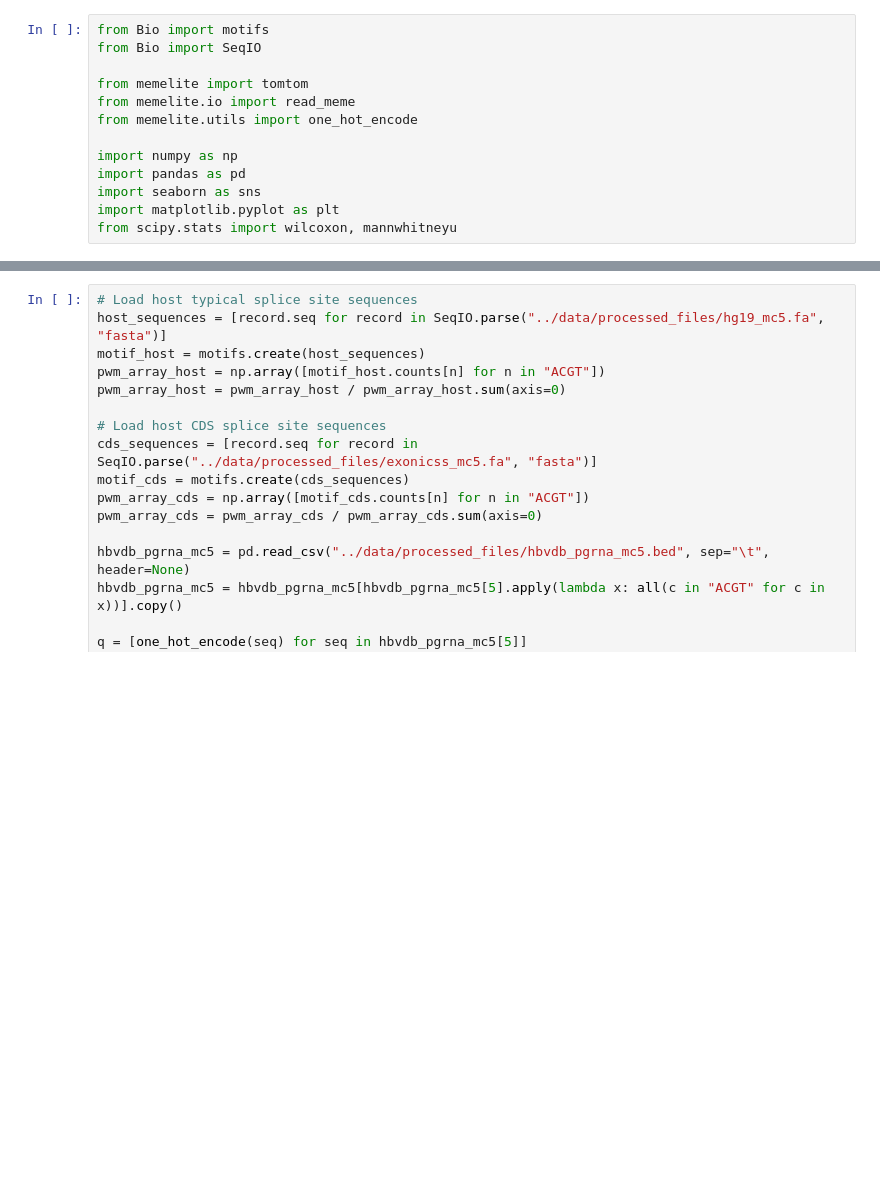
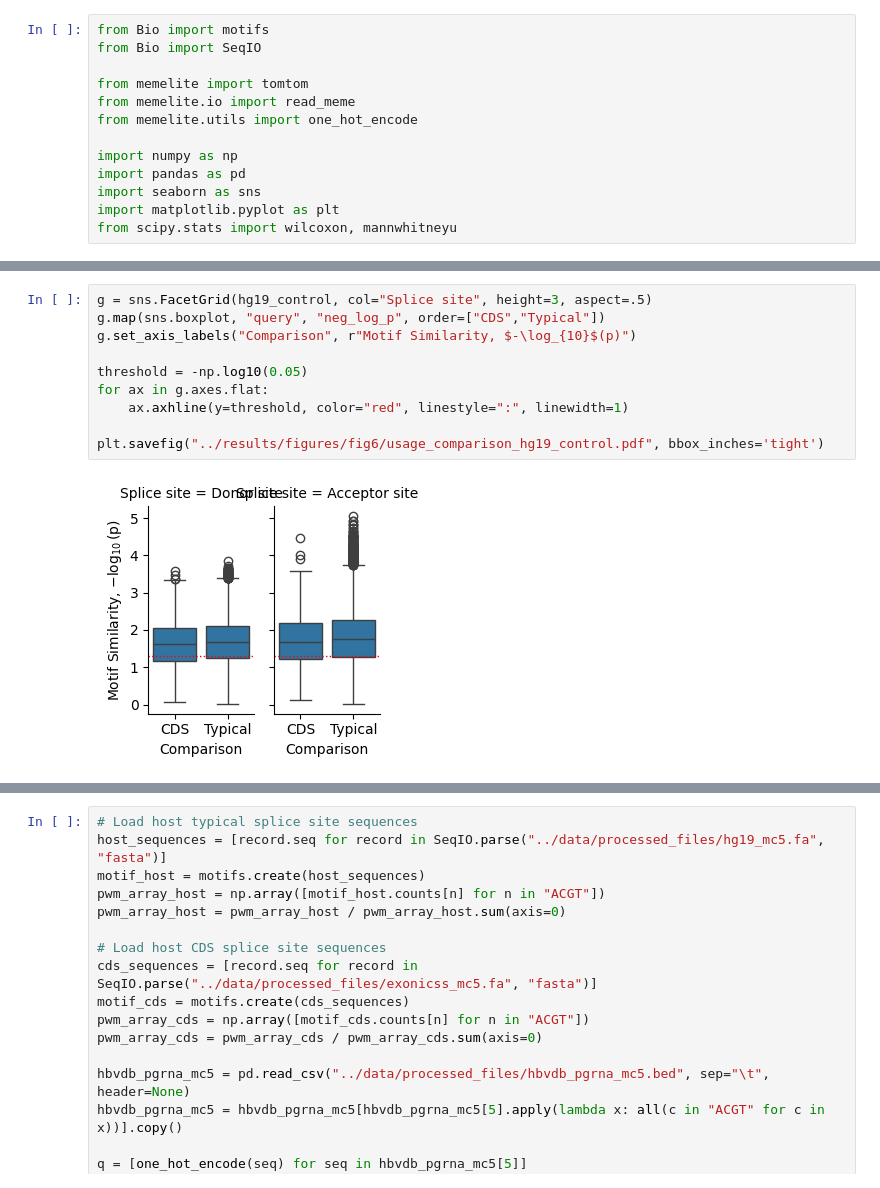
Before and after one commit to lcscs12345/HBV_splicing_paper_2025, a Jupyter notebook: jupyter_notebooks/05-sequence_logo.ipynb, the cells around one changed output, grey strips where cells are left out. Drawn from its saved outputs; the diff is of its cells as text; blank space fills up the shorter version.

```diff
--- a/jupyter_notebooks/05-sequence_logo.ipynb
+++ b/jupyter_notebooks/05-sequence_logo.ipynb
@@ -206,0 +294,12 @@ from scipy.stats import wilcoxon, mannwhitneyu
+# %%
+g = sns.FacetGrid(hg19_control, col="Splice site", height=3, aspect=.5)
+g.map(sns.boxplot, "query", "neg_log_p", order=["CDS","Typical"])
+g.set_axis_labels("Comparison", r"Motif Similarity, $-\log_{10}$(p)")
+
+threshold = -np.log10(0.05)
+for ax in g.axes.flat:
+    ax.axhline(y=threshold, color="red", linestyle=":", linewidth=1)
+
+plt.savefig("../results/figures/fig6/usage_comparison_hg19_control.pdf", bbox_inches='tight')
+# %% [output]
+[figure, added]
```
Also changed, not shown: parts of 11 cells of this notebook.
